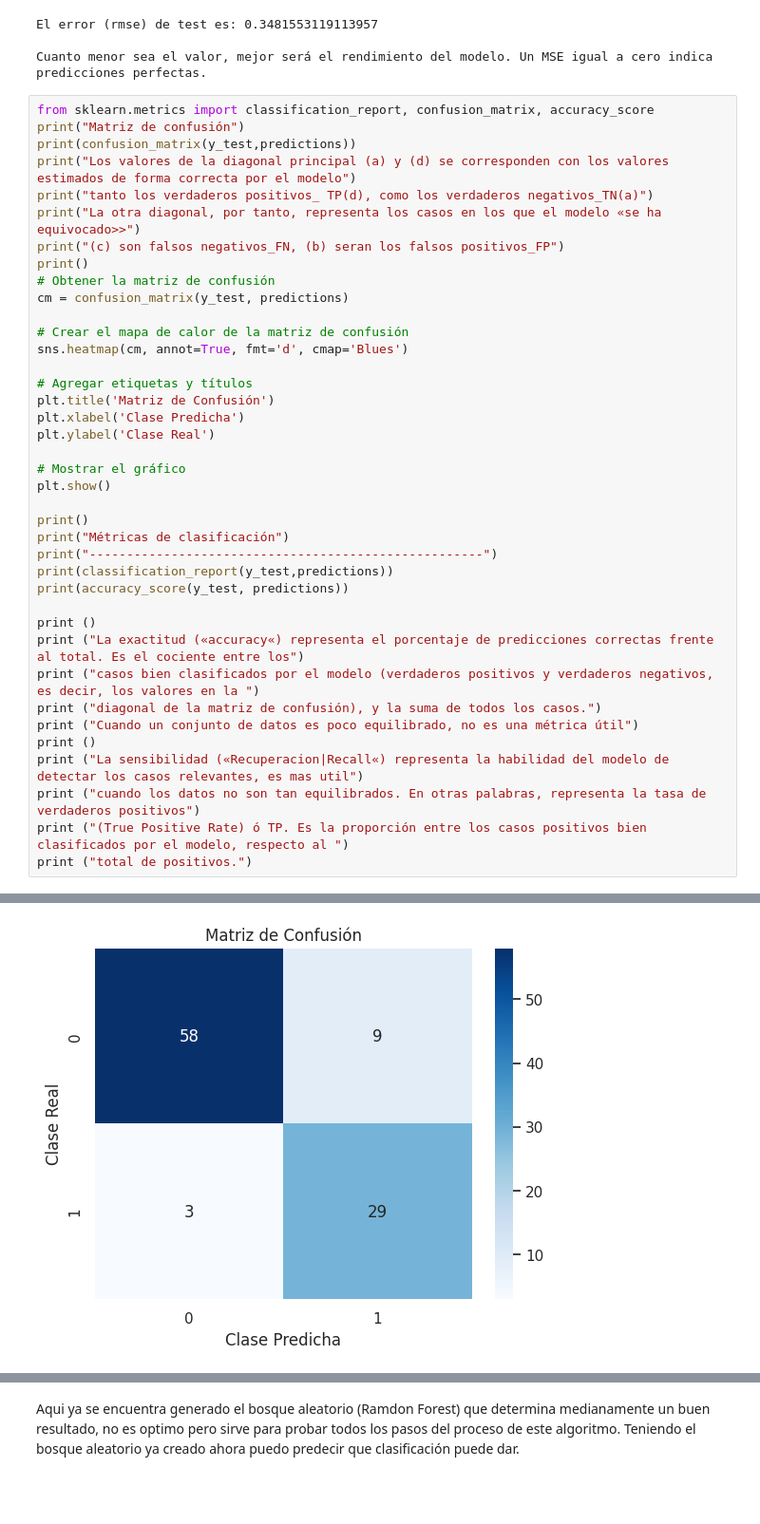
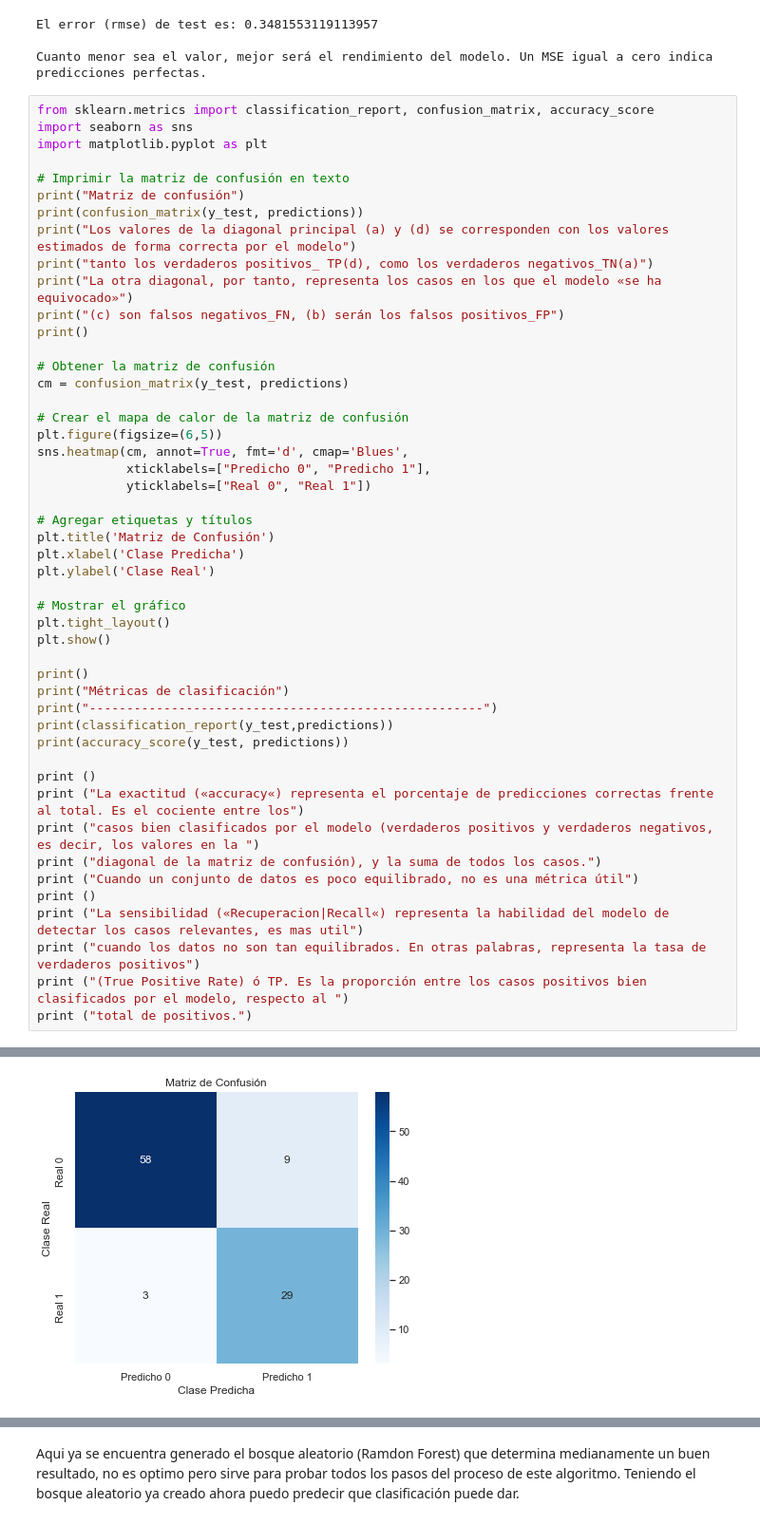
Before and after one commit to NestorDiazDataSC/Analisis_de_Datos, a Jupyter notebook: Estudio_Ataques_al_Corazon/Informe_Ataques_al_Corazon.ipynb, the cells around one changed output, grey strips where cells are left out. Shown at 95% size. Saved outputs shown, nothing was run; the diff lists cells and outputs as text; blank space fills up the shorter version.

```diff
--- a/Estudio_Ataques_al_Corazon/Informe_Ataques_al_Corazon.ipynb
+++ b/Estudio_Ataques_al_Corazon/Informe_Ataques_al_Corazon.ipynb
@@ -411,18 +435,26 @@ El error (rmse) de test es: 0.3481553119113957
 Cuanto menor sea el valor, mejor será el rendimiento del modelo. Un MSE igual a cero indica predicciones perfectas.
 # %%
 from sklearn.metrics import classification_report, confusion_matrix, accuracy_score
+import seaborn as sns
+import matplotlib.pyplot as plt
+
+# Imprimir la matriz de confusión en texto
 print("Matriz de confusión")
-print(confusion_matrix(y_test,predictions))
+print(confusion_matrix(y_test, predictions))
 print("Los valores de la diagonal principal (a) y (d) se corresponden con los valores estimados de forma correcta por el modelo")
 print("tanto los verdaderos positivos_ TP(d), como los verdaderos negativos_TN(a)")
-print("La otra diagonal, por tanto, representa los casos en los que el modelo «se ha equivocado>>")
-print("(c) son falsos negativos_FN, (b) seran los falsos positivos_FP")
+print("La otra diagonal, por tanto, representa los casos en los que el modelo «se ha equivocado»")
+print("(c) son falsos negativos_FN, (b) serán los falsos positivos_FP")
 print()
+
 # Obtener la matriz de confusión
 cm = confusion_matrix(y_test, predictions)
 
 # Crear el mapa de calor de la matriz de confusión
-sns.heatmap(cm, annot=True, fmt='d', cmap='Blues')
+plt.figure(figsize=(6,5))
+sns.heatmap(cm, annot=True, fmt='d', cmap='Blues',
+            xticklabels=["Predicho 0", "Predicho 1"],
+            yticklabels=["Real 0", "Real 1"])
 
 # Agregar etiquetas y títulos
 plt.title('Matriz de Confusión')
@@ -430,6 +462,7 @@ plt.xlabel('Clase Predicha')
 plt.ylabel('Clase Real')
 
 # Mostrar el gráfico
+plt.tight_layout()
 plt.show()
 
 print()
@@ -459,4 +492,4 @@ La otra diagonal, por tanto, representa los casos en los que el modelo «se ha e
-[figure, old version]
+[figure, new version]
 Métricas de clasificación
 -----------------------------------------------------
               precision    recall  f1-score   support
```
Also changed, not shown: parts of 35 cells of this notebook.
